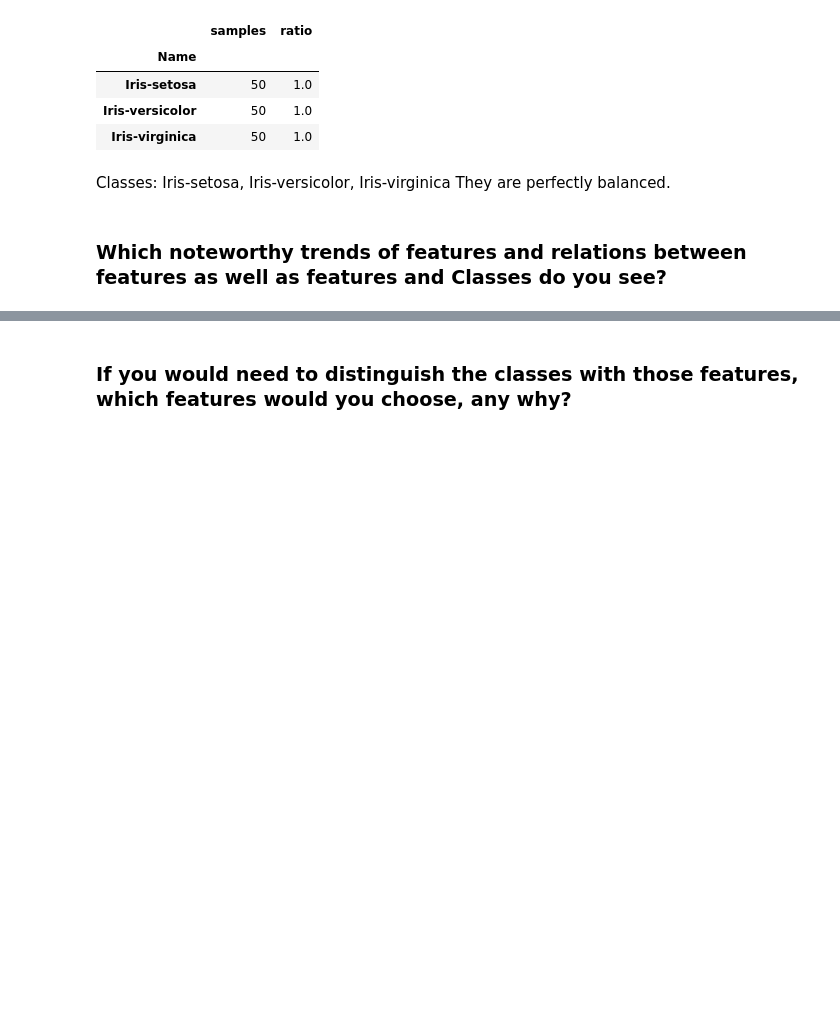
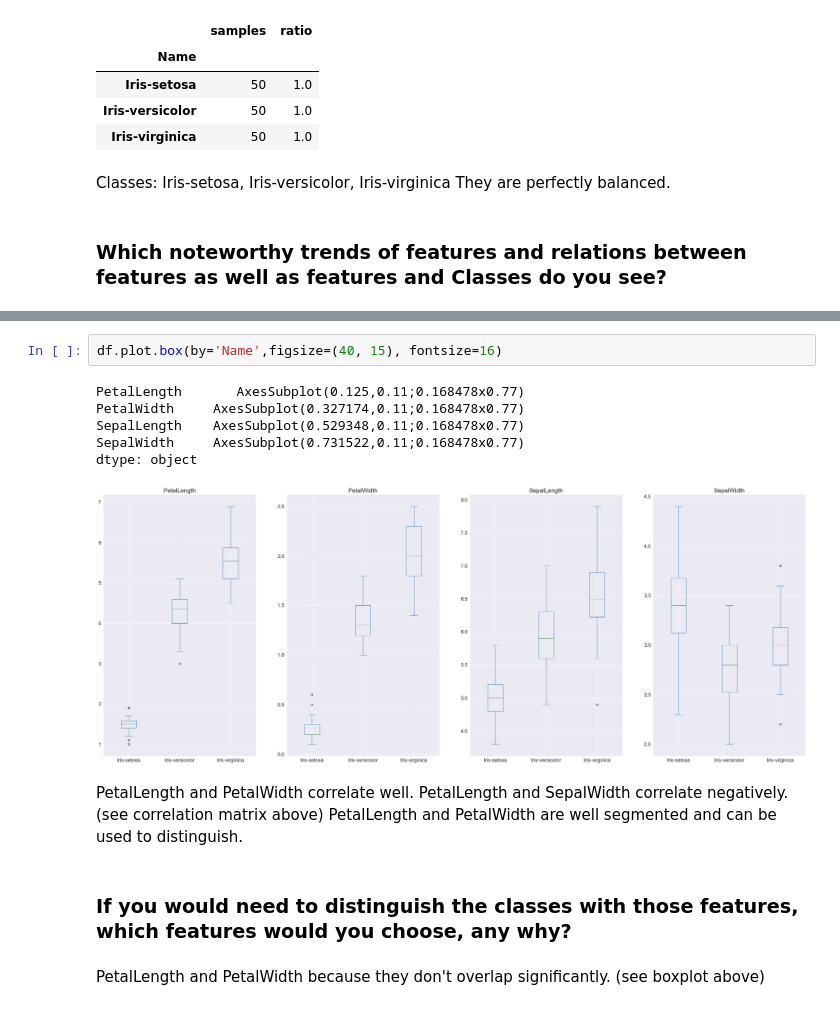
Before and after one commit to fweingartshofer/mc-ml, a Jupyter notebook: e02/iris.ipynb, the cells around one changed output, grey strips where cells are left out. Drawn from its saved outputs; the diff is of its cells as text; blank space fills up the shorter version.

```diff
--- a/e02/iris.ipynb
+++ b/e02/iris.ipynb
@@ -27,2 +42,17 @@ They are perfectly balanced.
+# %%
+df.plot.box(by='Name',figsize=(40, 15), fontsize=16)
+# %% [output]
+PetalLength       AxesSubplot(0.125,0.11;0.168478x0.77)
+PetalWidth     AxesSubplot(0.327174,0.11;0.168478x0.77)
+SepalLength    AxesSubplot(0.529348,0.11;0.168478x0.77)
+SepalWidth     AxesSubplot(0.731522,0.11;0.168478x0.77)
+dtype: object
+[figure, added]
+# %% [markdown]
+PetalLength and PetalWidth correlate well.
+PetalLength and SepalWidth correlate negatively. (see correlation matrix above)
+PetalLength and PetalWidth are well segmented and can be used to distinguish.
 # %% [markdown]
 ### If you would need to distinguish the classes with those features, which features would you choose, any why?
+# %% [markdown]
+PetalLength and PetalWidth because they don't overlap significantly. (see boxplot above)
```
Also changed, not shown: parts of 7 cells of this notebook, 1 other file.
